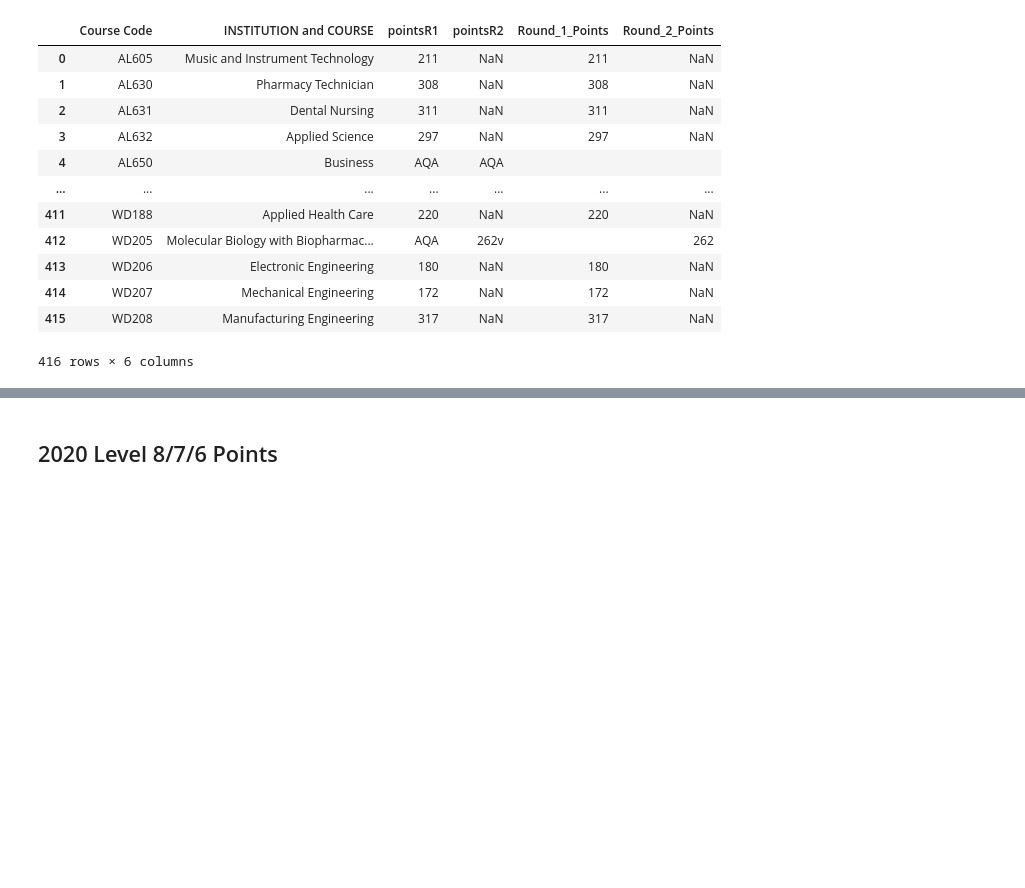
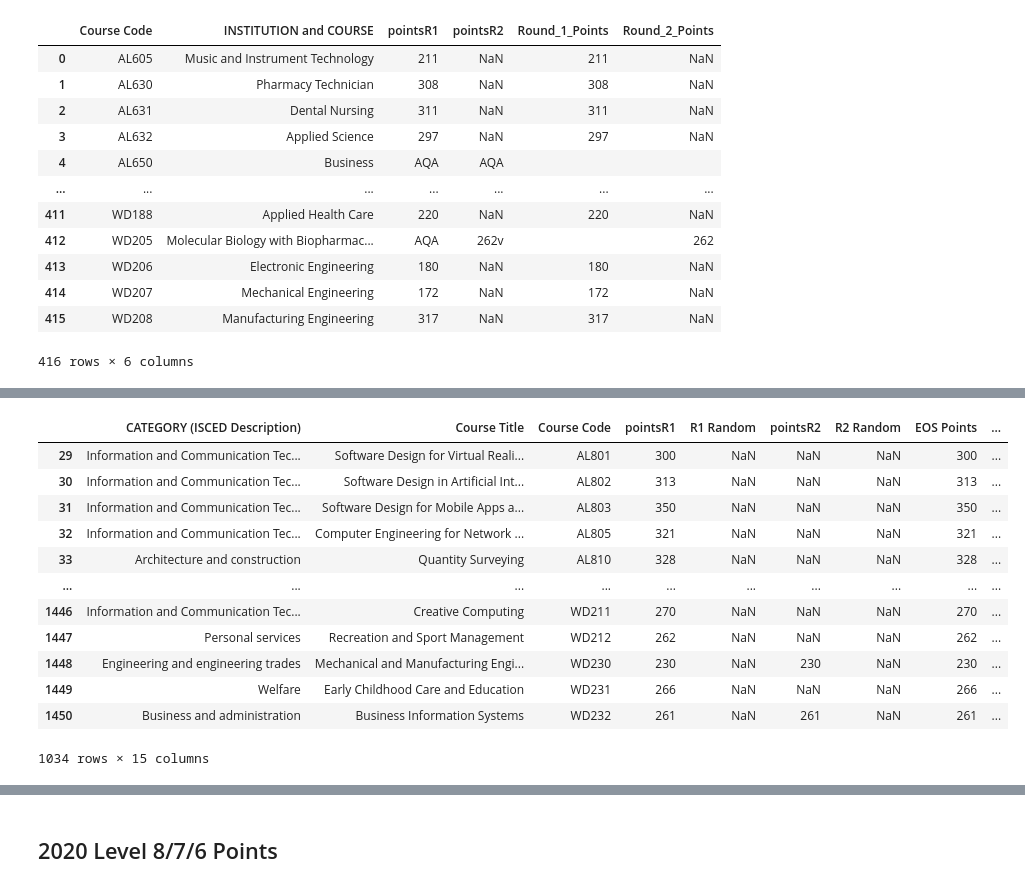
Before and after one commit to andrewjscott/Fundamentals-of-Data-Analysis-Assignment, a Jupyter notebook: cao.ipynb, the cells around one changed output, grey strips where cells are left out. Drawn from its saved outputs; the diff is of its cells as text; code cells hidden in the pictures; blank space fills up the shorter version.

```diff
--- a/cao.ipynb
+++ b/cao.ipynb
@@ -461,0 +569,18 @@ df2021_l76.to_csv(path2021_l76)
+# %%
+# Split 2021 df into df with l8 courses
+df2021_xlsx_l8 = df2021_xlsx[df2021_xlsx['Course Level'] == 8]
+df2021_xlsx_l8
+# %% [output]
+|  | CATEGORY (ISCED Description) | Course Title | Course Code | pointsR1 | R1 Random | pointsR2 | R2 Random | EOS Points | ... |
+| 29 | Information and Communication Tec... | Software Design for Virtual Reali... | AL801 | 300 | NaN | NaN | NaN | 300 | ... |
+| 30 | Information and Communication Tec... | Software Design in Artificial Int... | AL802 | 313 | NaN | NaN | NaN | 313 | ... |
+| 31 | Information and Communication Tec... | Software Design for Mobile Apps a... | AL803 | 350 | NaN | NaN | NaN | 350 | ... |
+| 32 | Information and Communication Tec... | Computer Engineering for Network ... | AL805 | 321 | NaN | NaN | NaN | 321 | ... |
+| 33 | Architecture and construction | Quantity Surveying | AL810 | 328 | NaN | NaN | NaN | 328 | ... |
+| ... | ... | ... | ... | ... | ... | ... | ... | ... | ... |
+| 1446 | Information and Communication Tec... | Creative Computing | WD211 | 270 | NaN | NaN | NaN | 270 | ... |
+| 1447 | Personal services | Recreation and Sport Management | WD212 | 262 | NaN | NaN | NaN | 262 | ... |
+| 1448 | Engineering and engineering trades | Mechanical and Manufacturing Engi... | WD230 | 230 | NaN | 230 | NaN | 230 | ... |
+| 1449 | Welfare | Early Childhood Care and Education | WD231 | 266 | NaN | NaN | NaN | 266 | ... |
+| 1450 | Business and administration | Business Information Systems | WD232 | 261 | NaN | 261 | NaN | 261 | ... |
+1034 rows × 15 columns
```
Also changed, not shown: parts of 25 cells of this notebook, 22 other files.
